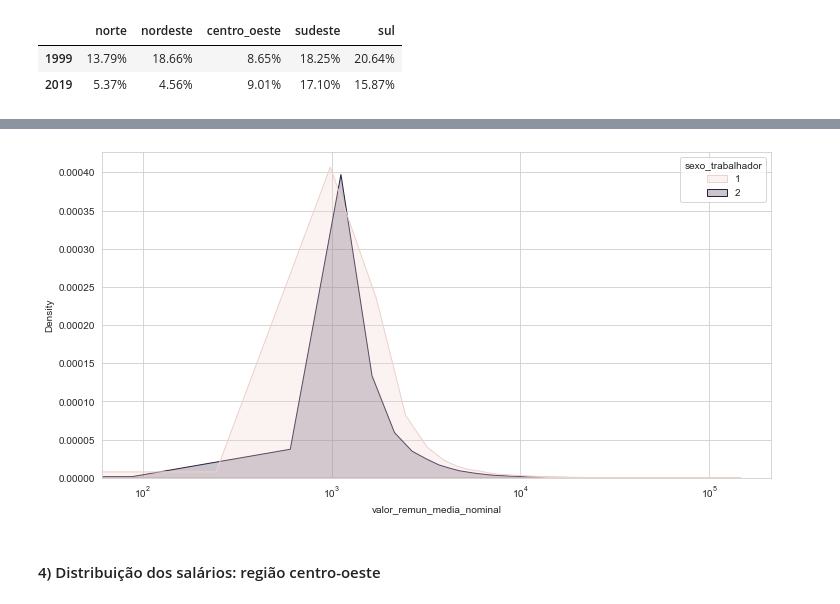
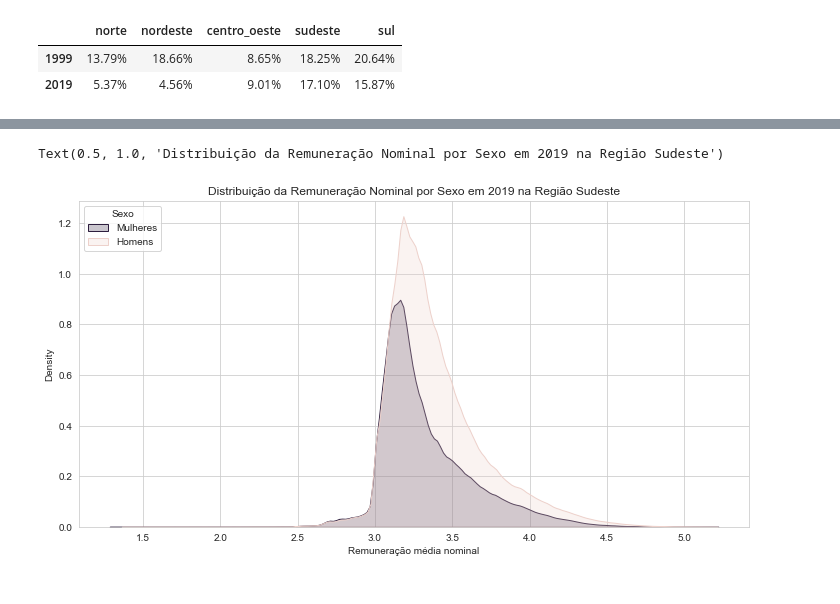
Before and after one commit to MariaLuizaCw/Processo-seletivo-UFRJ-Analytica, a Jupyter notebook: tarefas_dados/analise_rm_nominal.ipynb, the cells around one changed output, grey strips where cells are left out. Cells and saved outputs as stored; diff of their text form; code cells hidden in the pictures.

```diff
--- a/tarefas_dados/analise_rm_nominal.ipynb
+++ b/tarefas_dados/analise_rm_nominal.ipynb
@@ -113,6 +113,9 @@ regioes= {
     "sudeste":["RJ", "SP", "MG", "ES"],
     "sul": ["PR", "RS", "SC"]
 }
+
+def aplicalog(linha):
+    return np.log10(linha["valor_remun_media_nominal"])
 # %% [markdown]
 #### 2) Redução da desigualdade salarial nas regiões de 1999 até 2019
 # %%
@@ -162,0 +190,9 @@ plt.xscale('log')
+# %%
+agregados_sudeste_2019 = agregado_vinculos[
+    (agregado_vinculos["sigla_uf"].isin(regioes["sudeste"])) &
+    (agregado_vinculos["ano"] == 2019)
+]
+
+sudeste_2019_rem_log = agregados_sudeste_2019.apply(aplicalog, axis=1)
+sudeste_2019_rem_log = sudeste_2019_rem_log.rename("valor_remun_media_nominal_log")
+sudeste_2019_rem_log
@@ -162,0 +212,3 @@ plt.xscale('log')
+# %%
+agregados_sudeste_2019_log = pd.concat([agreagados_sudeste_2019["sexo_trabalhador"], sudeste_2019_rem_log], axis=1)
+agregados_sudeste_2019_log
@@ -163,8 +229,10 @@ plt.xscale('log')
 # %%
 plt.figure(figsize=(12, 6))
-sns.kdeplot(data=salarios_nordeste_2019, shade=True, x="valor_remun_media_nominal", hue="sexo_trabalhador")
-plt.xscale('log')
+sns.kdeplot(data=agregados_sudeste_2019_log, shade=True, x="valor_remun_media_nominal_log", hue="sexo_trabalhador")
+
+plt.xlabel("Remuneração média nominal")
+plt.legend(title='Sexo', loc='upper left', labels=['Mulheres', 'Homens'])
+plt.title("Distribuição da Remuneração Nominal por Sexo em 2019 na Região Sudeste")
 # %% [output]
+Text(0.5, 1.0, 'Distribuição da Remuneração Nominal por Sexo em 2019 na Região Sudeste')
-[figure, old version]
+[figure, new version]
-# %% [markdown]
-#### 4) Distribuição dos salários: região centro-oeste
```
Also changed, not shown: parts of 15 cells of this notebook, 3 other files.
